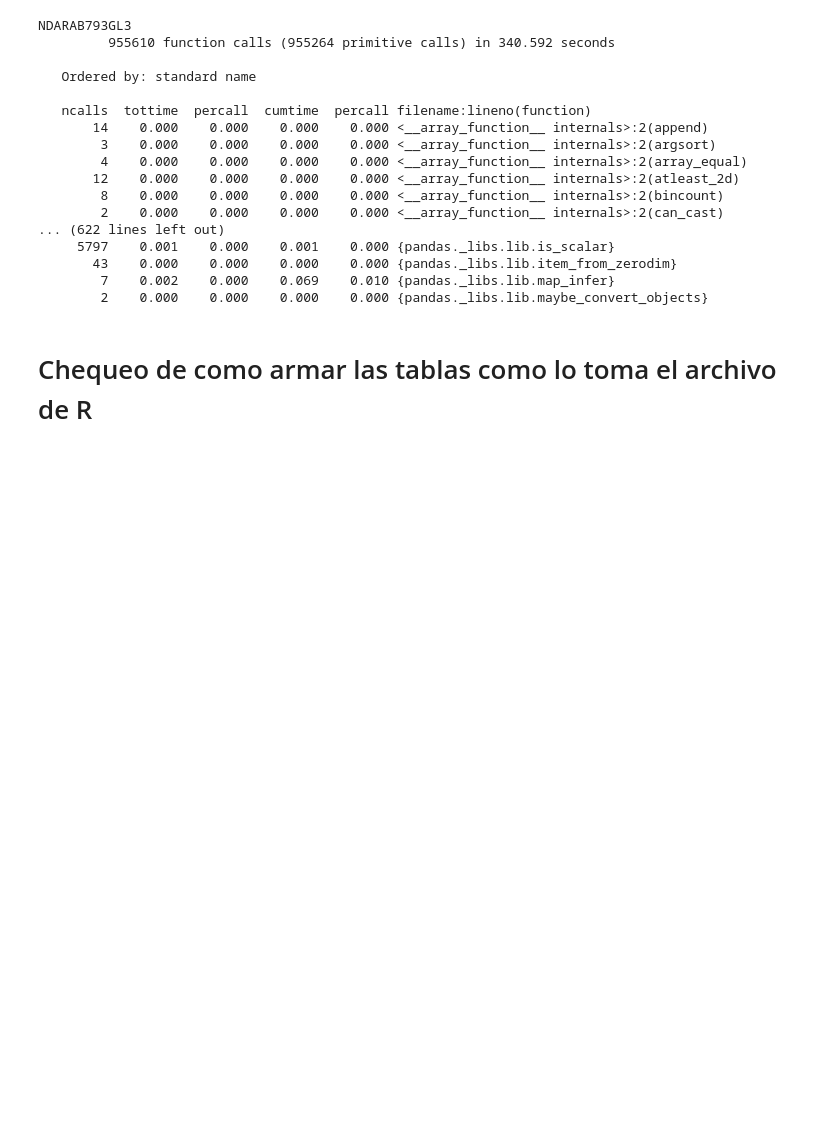
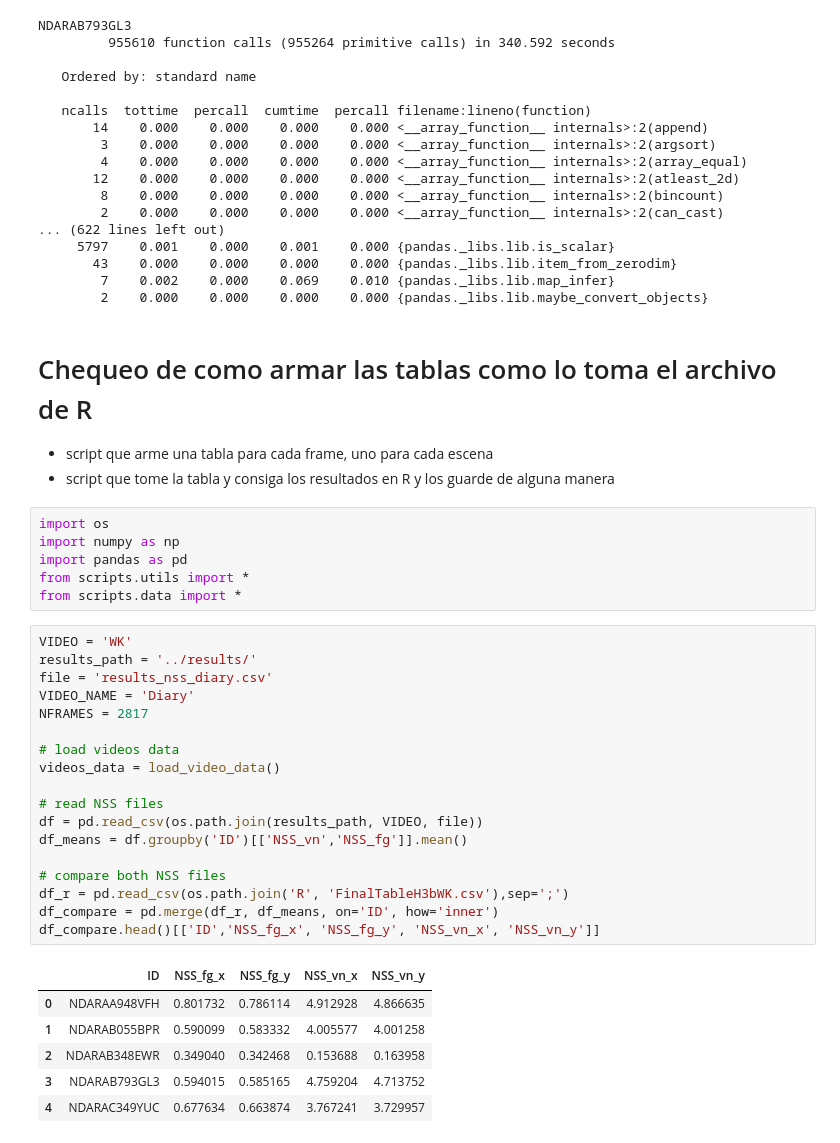
Before and after one commit to gastonbujia/SaliencyADHD, a Jupyter notebook: notebooks/data_check.ipynb, the cells around one changed output. Saved outputs shown, nothing was run; the diff lists cells and outputs as text; blank space fills up the shorter version.

```diff
--- a/notebooks/data_check.ipynb
+++ b/notebooks/data_check.ipynb
@@ -324,3 +324,37 @@ NDARAB793GL3
         2    0.000    0.000    0.000    0.000 {pandas._libs.lib.maybe_convert_objects}
 # %% [markdown]
 # Chequeo de como armar las tablas como lo toma el archivo de R
+
+- script que arme una tabla para cada frame, uno para cada escena
+- script que tome la tabla y consiga los resultados en R y los guarde de alguna manera
+# %%
+import os
+import numpy as np
+import pandas as pd
+from scripts.utils import *
+from scripts.data import *
+# %%
+VIDEO = 'WK'
+results_path = '../results/'
+file = 'results_nss_diary.csv'
+VIDEO_NAME = 'Diary'
+NFRAMES = 2817
+
+# load videos data
+videos_data = load_video_data()
+
+# read NSS files
+df = pd.read_csv(os.path.join(results_path, VIDEO, file))
+df_means = df.groupby('ID')[['NSS_vn','NSS_fg']].mean()
+
+# compare both NSS files
+df_r = pd.read_csv(os.path.join('R', 'FinalTableH3bWK.csv'),sep=';')
+df_compare = pd.merge(df_r, df_means, on='ID', how='inner')
+df_compare.head()[['ID','NSS_fg_x', 'NSS_fg_y', 'NSS_vn_x', 'NSS_vn_y']]
+# %% [output]
+|  | ID | NSS_fg_x | NSS_fg_y | NSS_vn_x | NSS_vn_y |
+| 0 | NDARAA948VFH | 0.801732 | 0.786114 | 4.912928 | 4.866635 |
+| 1 | NDARAB055BPR | 0.590099 | 0.583332 | 4.005577 | 4.001258 |
+| 2 | NDARAB348EWR | 0.349040 | 0.342468 | 0.153688 | 0.163958 |
+| 3 | NDARAB793GL3 | 0.594015 | 0.585165 | 4.759204 | 4.713752 |
+| 4 | NDARAC349YUC | 0.677634 | 0.663874 | 3.767241 | 3.729957 |
```
Also changed, not shown: parts of 7 cells of this notebook.
